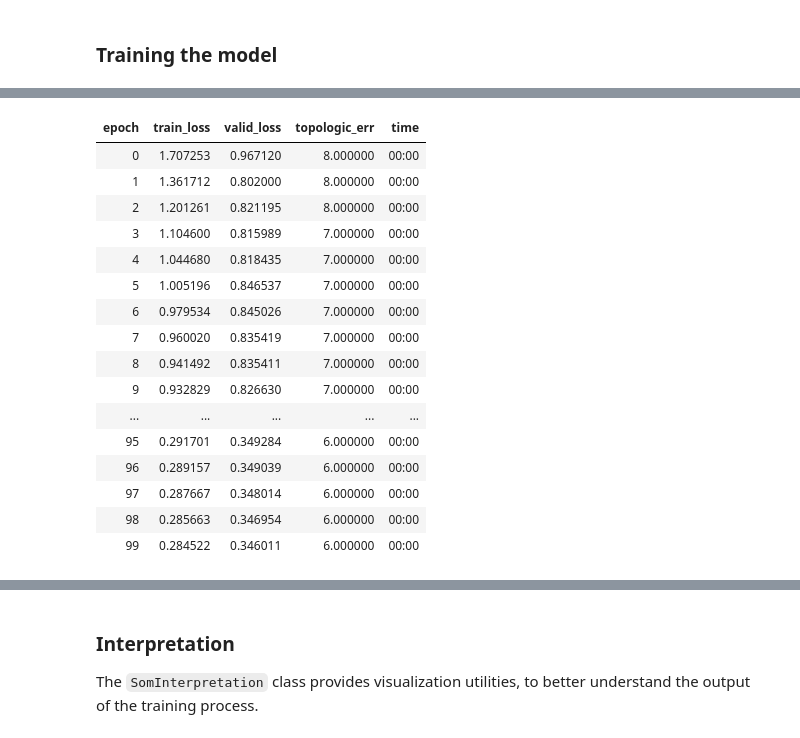
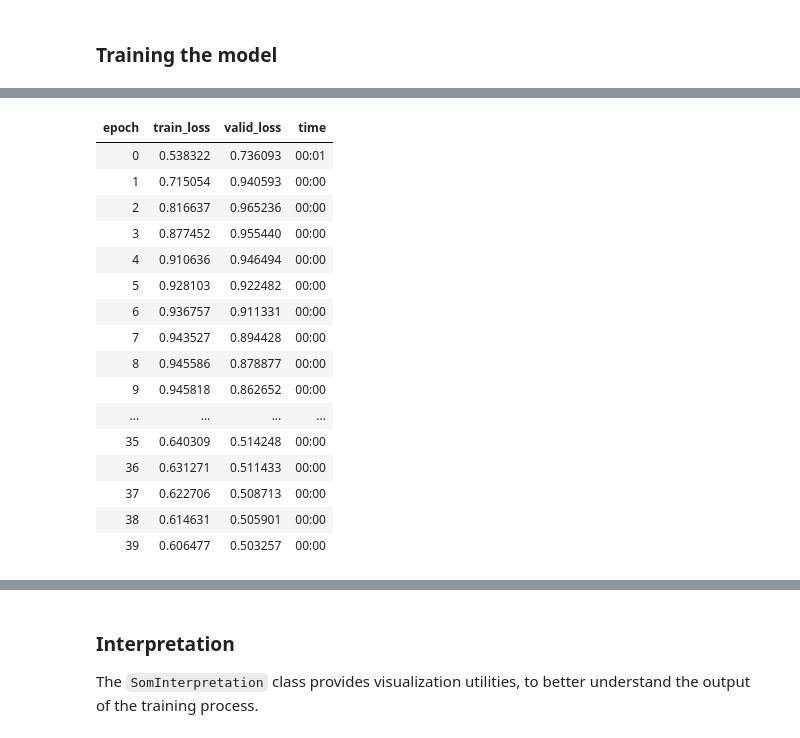
Before and after one commit to kireygroup/fastsom, a Jupyter notebook: docs/source/examples/colors.ipynb, the cells around one changed output, grey strips where cells are left out. Saved outputs shown, nothing was run; the diff lists cells and outputs as text; code cells hidden in the pictures.

```diff
--- a/docs/source/examples/colors.ipynb
+++ b/docs/source/examples/colors.ipynb
@@ -26,7 +29,7 @@ def colors():
         colors = np.append(colors, np.array([[1, random.random(), random.random()]]), axis=0)
         colors = np.append(colors, np.array([[random.random(), random.random(), 1]]), axis=0)
         colors = np.append(colors, np.array([[random.random(), random.random(), random.random()]]), axis=0)
-    x = torch.tensor(colors)
+    x = colors
     y = None
     labels = ['Red', 'Green', 'Blue']
 
@@ -45,0 +41,3 @@ d.mean(0), d.std(0)
+# %%
+df = pd.DataFrame(x, columns=labels)
+df.head()
@@ -45,0 +51,5 @@ d.mean(0), d.std(0)
+# %%
+data = (SomTabularList.from_df(df, cat_names=[], cont_names=labels, procs=[Normalize])
+       .split_by_rand_pct(0.1)
+       .label_empty()
+       .databunch())
@@ -57,28 +61,30 @@ learn = SomLearner(db,
+# %%
+learn = SomLearner(data, size=(10, 10), visualize=['weights'])
 # %% [markdown]
 ### Training the model
 # %%
 %matplotlib notebook
-learn.fit(100)
+learn.fit(40)
 # %% [output]
 [interactive output not drawn]
 [interactive output not drawn]
-| epoch | train_loss | valid_loss | topologic_err | time |
-| 0 | 1.707253 | 0.967120 | 8.000000 | 00:00 |
-| 1 | 1.361712 | 0.802000 | 8.000000 | 00:00 |
-| 2 | 1.201261 | 0.821195 | 8.000000 | 00:00 |
-| 3 | 1.104600 | 0.815989 | 7.000000 | 00:00 |
-| 4 | 1.044680 | 0.818435 | 7.000000 | 00:00 |
-| 5 | 1.005196 | 0.846537 | 7.000000 | 00:00 |
-| 6 | 0.979534 | 0.845026 | 7.000000 | 00:00 |
-| 7 | 0.960020 | 0.835419 | 7.000000 | 00:00 |
-| 8 | 0.941492 | 0.835411 | 7.000000 | 00:00 |
-| 9 | 0.932829 | 0.826630 | 7.000000 | 00:00 |
-| ... | ... | ... | ... | ... |
-| 95 | 0.291701 | 0.349284 | 6.000000 | 00:00 |
-| 96 | 0.289157 | 0.349039 | 6.000000 | 00:00 |
-| 97 | 0.287667 | 0.348014 | 6.000000 | 00:00 |
-| 98 | 0.285663 | 0.346954 | 6.000000 | 00:00 |
-| 99 | 0.284522 | 0.346011 | 6.000000 | 00:00 |
+| epoch | train_loss | valid_loss | time |
+| 0 | 0.538322 | 0.736093 | 00:01 |
+| 1 | 0.715054 | 0.940593 | 00:00 |
+| 2 | 0.816637 | 0.965236 | 00:00 |
+| 3 | 0.877452 | 0.955440 | 00:00 |
+| 4 | 0.910636 | 0.946494 | 00:00 |
+| 5 | 0.928103 | 0.922482 | 00:00 |
+| 6 | 0.936757 | 0.911331 | 00:00 |
+| 7 | 0.943527 | 0.894428 | 00:00 |
+| 8 | 0.945586 | 0.878877 | 00:00 |
+| 9 | 0.945818 | 0.862652 | 00:00 |
+| ... | ... | ... | ... |
+| 35 | 0.640309 | 0.514248 | 00:00 |
+| 36 | 0.631271 | 0.511433 | 00:00 |
+| 37 | 0.622706 | 0.508713 | 00:00 |
+| 38 | 0.614631 | 0.505901 | 00:00 |
+| 39 | 0.606477 | 0.503257 | 00:00 |
 # %%
 learn.recorder.plot_losses()
 # %% [output]
```
Also changed, not shown: parts of 12 cells of this notebook, 8 other files.
